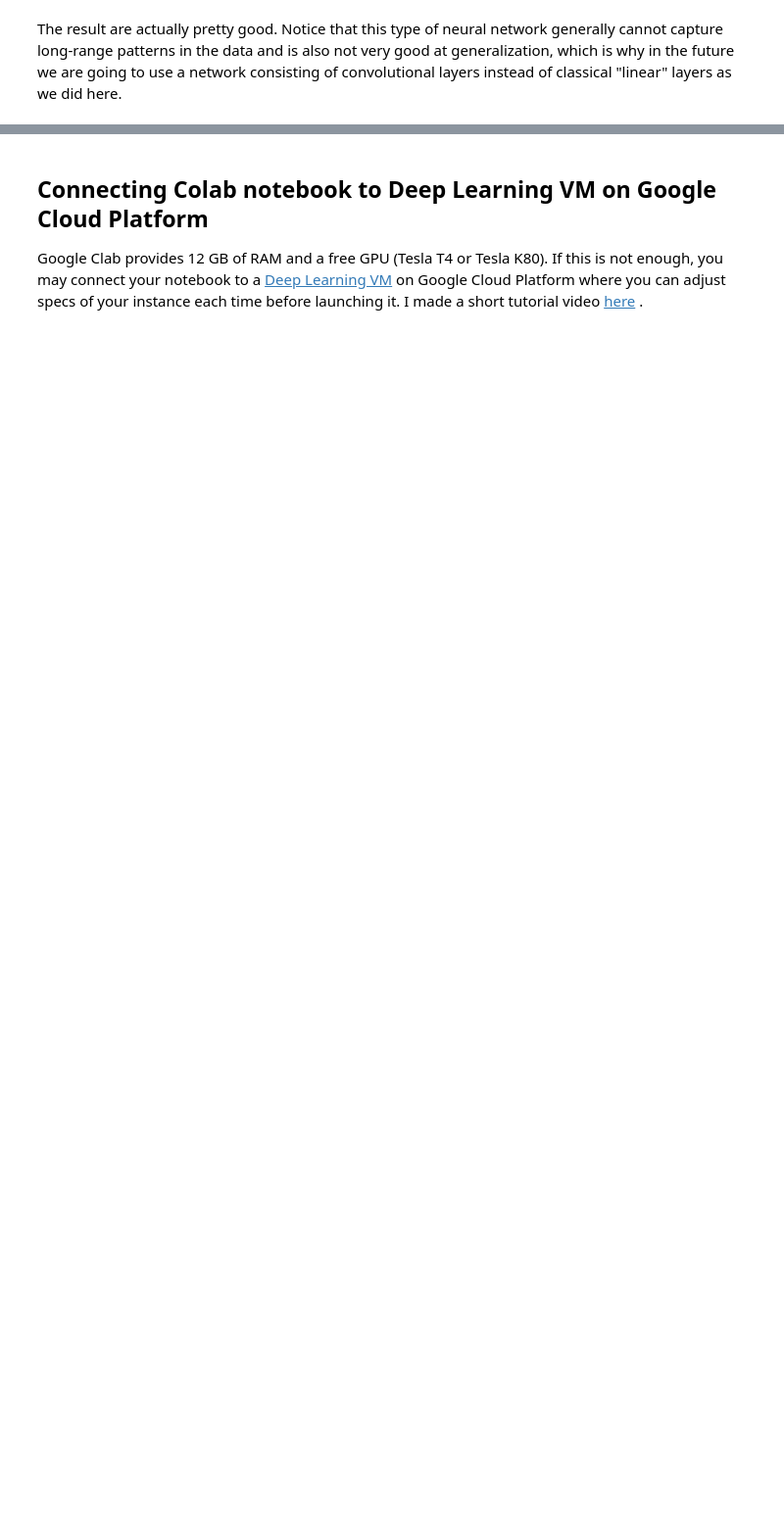
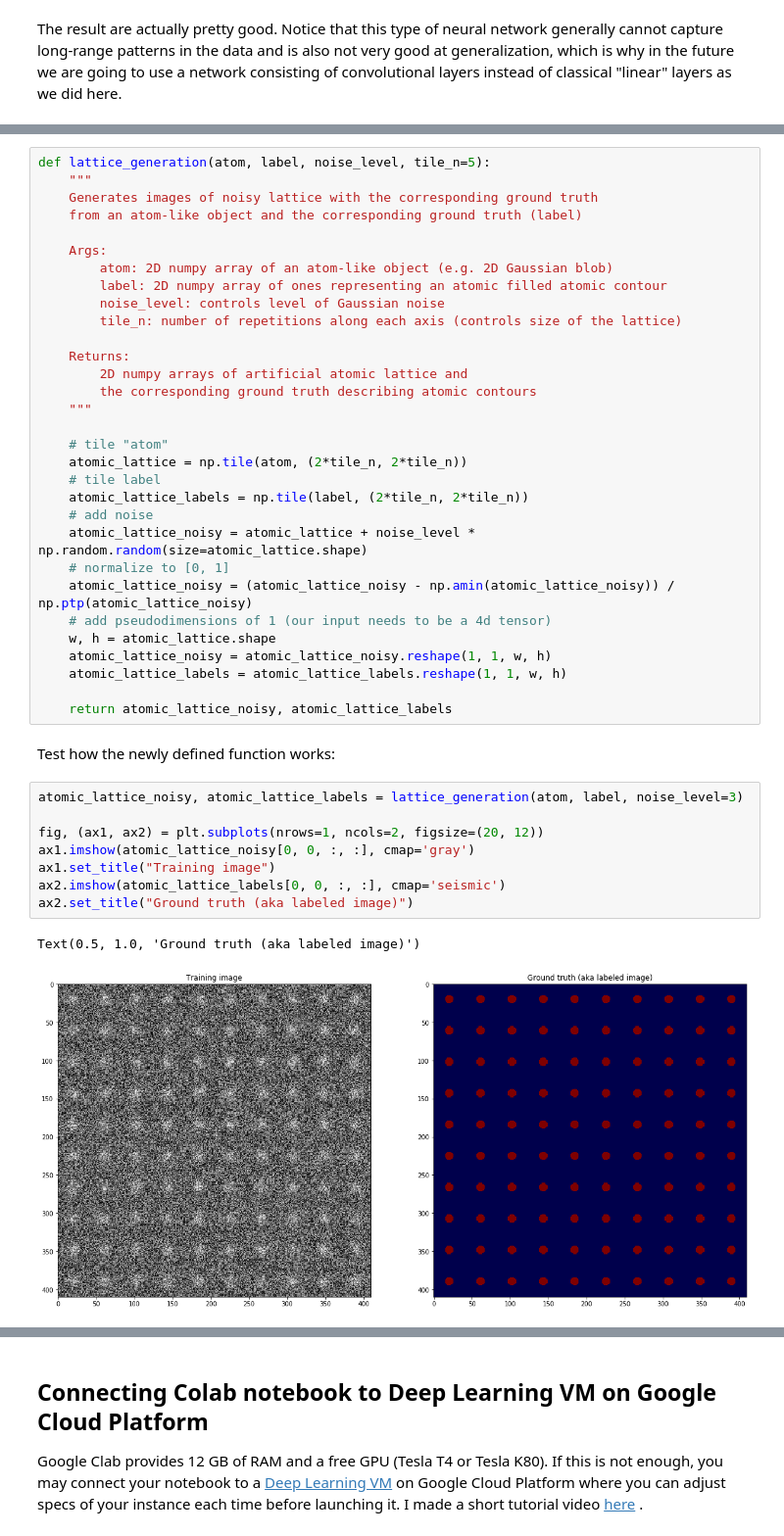
Before and after one commit to ziatdinovmax/AICrystallographer, a Jupyter notebook: Tutorials/ColabNotebooks_BasicOperations.ipynb, the cells around one changed output, grey strips where cells are left out. Shown at 98% size. Saved outputs shown, nothing was run; the diff lists cells and outputs as text; blank space fills up the shorter version.

```diff
--- a/Tutorials/ColabNotebooks_BasicOperations.ipynb
+++ b/Tutorials/ColabNotebooks_BasicOperations.ipynb
@@ -527,0 +576,44 @@ The result are actually pretty good. Notice that this type of neural network gen
+# %%
+def lattice_generation(atom, label, noise_level, tile_n=5):
+    """
+    Generates images of noisy lattice with the corresponding ground truth
+    from an atom-like object and the corresponding ground truth (label)
+
+    Args:
+        atom: 2D numpy array of an atom-like object (e.g. 2D Gaussian blob)
+        label: 2D numpy array of ones representing an atomic filled atomic contour
+        noise_level: controls level of Gaussian noise
+        tile_n: number of repetitions along each axis (controls size of the lattice)
+
+    Returns:
+        2D numpy arrays of artificial atomic lattice and
+        the corresponding ground truth describing atomic contours
+    """
+
+    # tile "atom"
+    atomic_lattice = np.tile(atom, (2*tile_n, 2*tile_n))
+    # tile label
+    atomic_lattice_labels = np.tile(label, (2*tile_n, 2*tile_n))
+    # add noise
+    atomic_lattice_noisy = atomic_lattice + noise_level * np.random.random(size=atomic_lattice.shape)
+    # normalize to [0, 1]
+    atomic_lattice_noisy = (atomic_lattice_noisy - np.amin(atomic_lattice_noisy)) / np.ptp(atomic_lattice_noisy)
+    # add pseudodimensions of 1 (our input needs to be a 4d tensor)
+    w, h = atomic_lattice.shape
+    atomic_lattice_noisy = atomic_lattice_noisy.reshape(1, 1, w, h)
+    atomic_lattice_labels = atomic_lattice_labels.reshape(1, 1, w, h)
+
+    return atomic_lattice_noisy, atomic_lattice_labels
+# %% [markdown]
+Test how the newly defined function works:
+# %%
+atomic_lattice_noisy, atomic_lattice_labels = lattice_generation(atom, label, noise_level=3)
+
+fig, (ax1, ax2) = plt.subplots(nrows=1, ncols=2, figsize=(20, 12))
+ax1.imshow(atomic_lattice_noisy[0, 0, :, :], cmap='gray')
+ax1.set_title("Training image")
+ax2.imshow(atomic_lattice_labels[0, 0, :, :], cmap='seismic')
+ax2.set_title("Ground truth (aka labeled image)")
+# %% [output]
+Text(0.5, 1.0, 'Ground truth (aka labeled image)')
+[figure, added]
```
Also changed, not shown: parts of 54 cells of this notebook.
